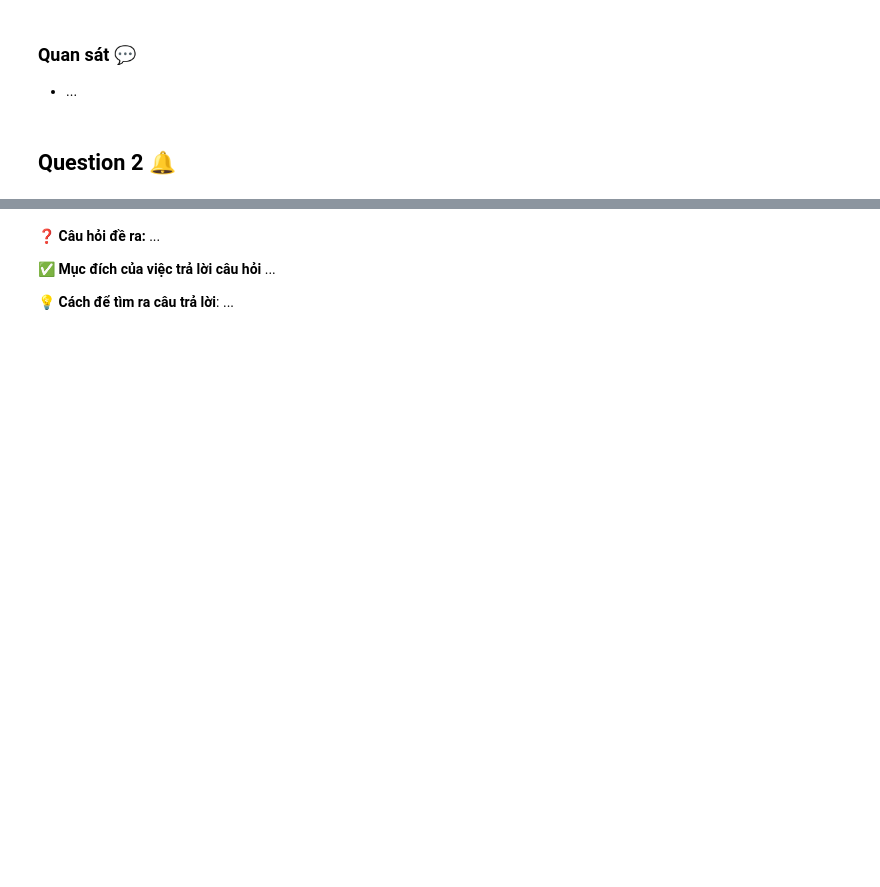
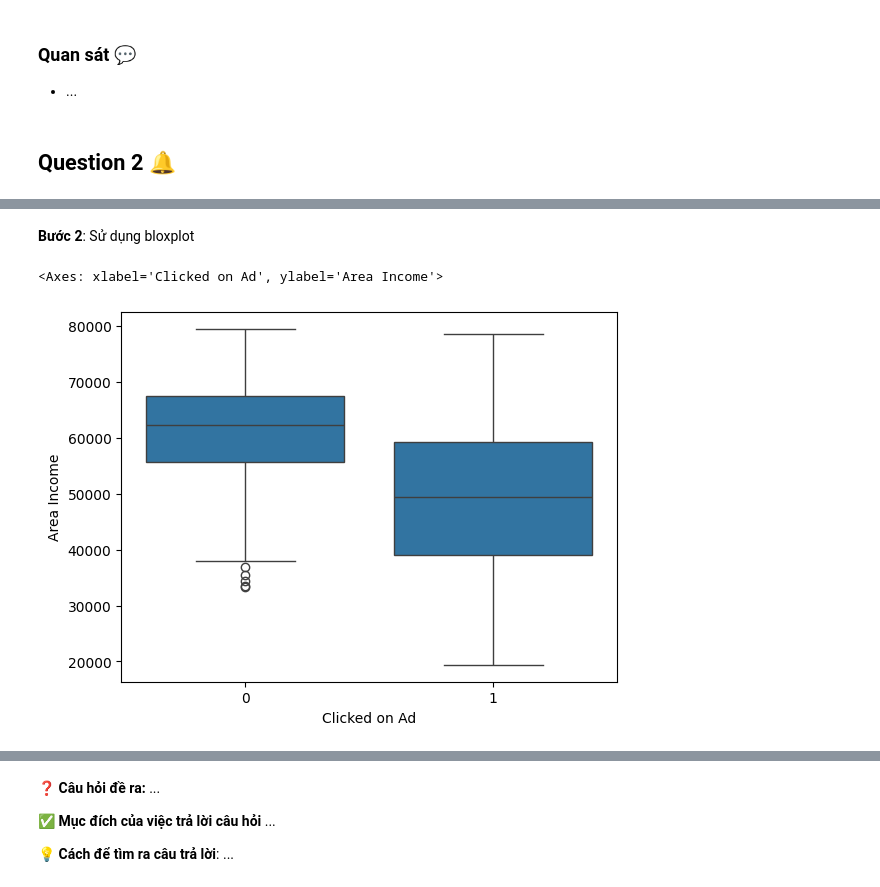
Before and after one commit to Alexieve/Applied-Data-Analytics, a Jupyter notebook: Notebooks/2-EDA/2_EDA.ipynb, the cells around one changed output, grey strips where cells are left out. Saved outputs shown, nothing was run; the diff lists cells and outputs as text; code cells hidden in the pictures; blank space fills up the shorter version.

```diff
--- a/Notebooks/2-EDA/2_EDA.ipynb
+++ b/Notebooks/2-EDA/2_EDA.ipynb
@@ -132,0 +315,7 @@ BƯỚC 3: Phân tích đơn biến trong các cột dữ liệu số 🔥
+# %% [markdown]
+**Bước 2**: Sử dụng bloxplot
+# %%
+sns.boxplot(data=df, x="Clicked on Ad", y="Area Income")
+# %% [output]
+<Axes: xlabel='Clicked on Ad', ylabel='Area Income'>
+[figure, added]
```
Also changed, not shown: parts of 189 cells of this notebook.
